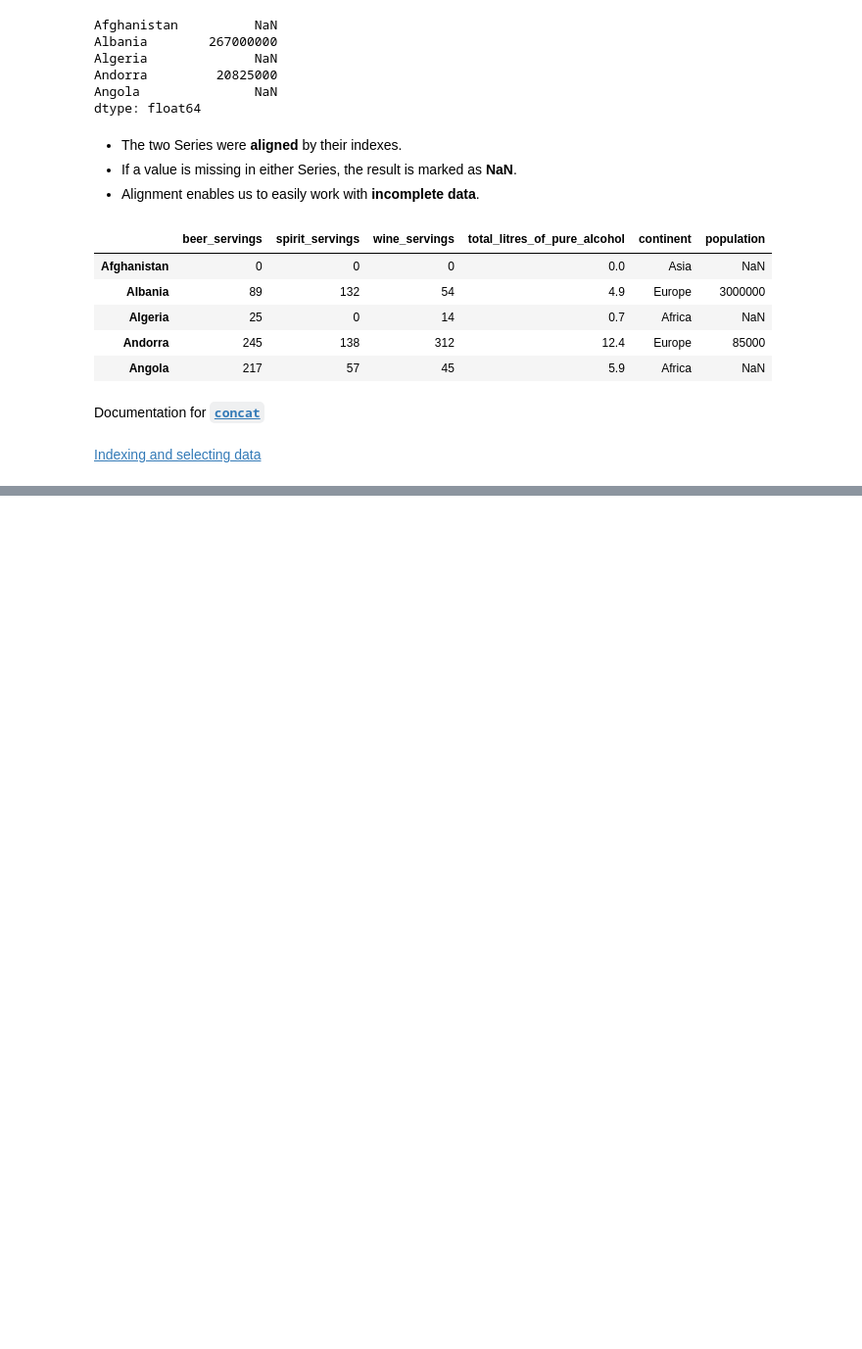
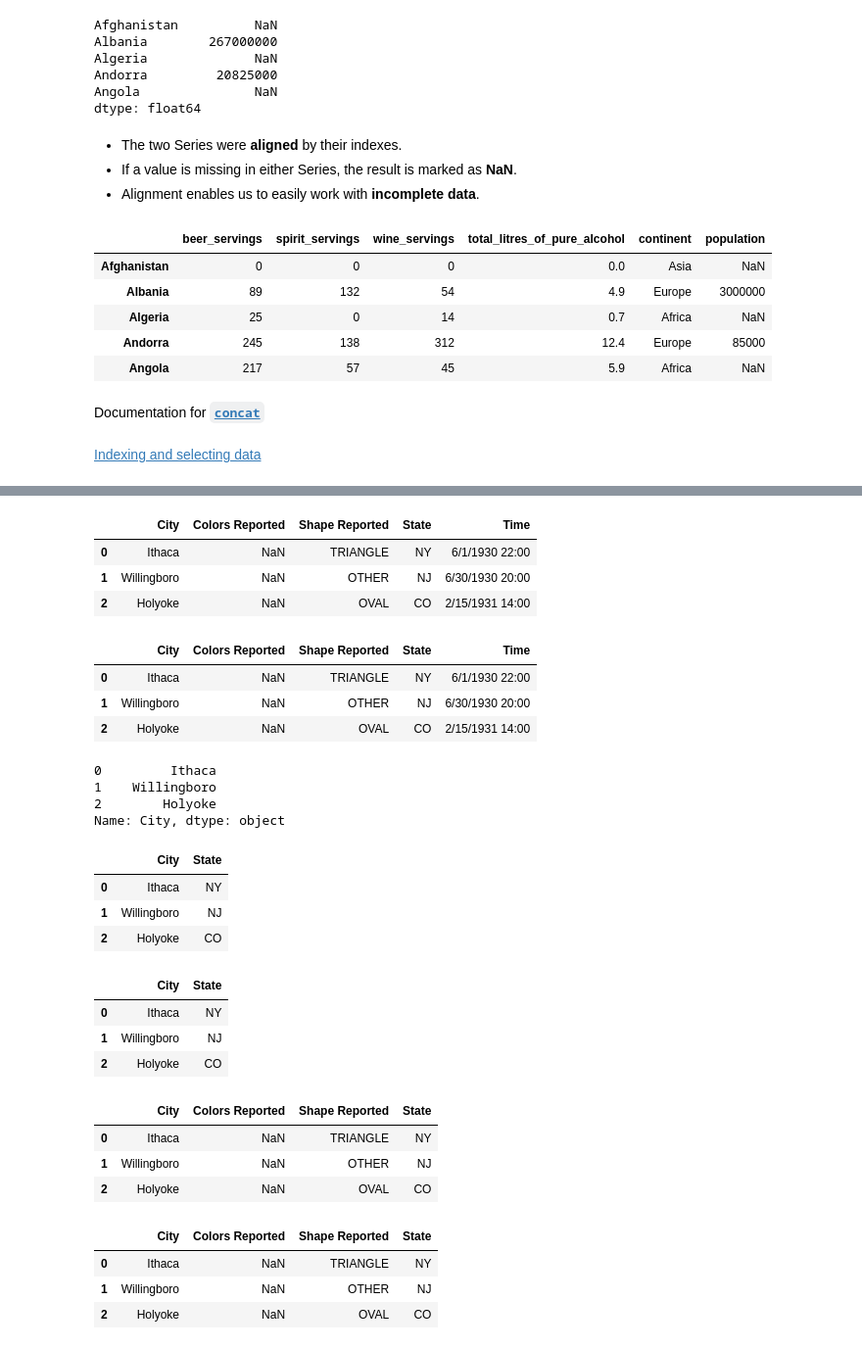
Before and after one commit to justmarkham/pandas-videos, a Jupyter notebook: pandas.ipynb, the cells around one changed output, grey strips where cells are left out. Shown: that part at 98% size. Saved outputs shown, nothing was run; the diff lists cells and outputs as text; code cells hidden in the pictures; blank space fills up the shorter version.

```diff
--- a/pandas.ipynb
+++ b/pandas.ipynb
@@ -1670,0 +1674,4 @@ Documentation for [**`concat`**](http://pandas.pydata.org/pandas-docs/stable/gen
+# %%
+# read a dataset of UFO reports into a DataFrame
+ufo = pd.read_csv('http://bit.ly/uforeports')
+ufo.head(3)
@@ -1670,0 +1709,56 @@ Documentation for [**`concat`**](http://pandas.pydata.org/pandas-docs/stable/gen
+# %%
+# rows 0 through 2 (inclusive), all columns
+ufo.loc[0:2, :]
+# %% [output]
+|  | City | Colors Reported | Shape Reported | State | Time |
+| 0 | Ithaca | NaN | TRIANGLE | NY | 6/1/1930 22:00 |
+| 1 | Willingboro | NaN | OTHER | NJ | 6/30/1930 20:00 |
+| 2 | Holyoke | NaN | OVAL | CO | 2/15/1931 14:00 |
+# %%
+# this implies "all columns", but explicitly stating "all columns" is better
+ufo.loc[0:2]
+# %% [output]
+|  | City | Colors Reported | Shape Reported | State | Time |
+| 0 | Ithaca | NaN | TRIANGLE | NY | 6/1/1930 22:00 |
+| 1 | Willingboro | NaN | OTHER | NJ | 6/30/1930 20:00 |
+| 2 | Holyoke | NaN | OVAL | CO | 2/15/1931 14:00 |
+# %%
+# rows 0 through 2 (inclusive), column 'City'
+ufo.loc[0:2, 'City']
+# %% [output]
+0         Ithaca
+1    Willingboro
+2        Holyoke
+Name: City, dtype: object
+# %%
+# rows 0 through 2 (inclusive), columns 'City' and 'State'
+ufo.loc[0:2, ['City', 'State']]
+# %% [output]
+|  | City | State |
+| 0 | Ithaca | NY |
+| 1 | Willingboro | NJ |
+| 2 | Holyoke | CO |
+# %%
+# accomplish the same thing using double brackets - but using 'loc' is preferred since it's more explicit
+ufo[['City', 'State']].head(3)
+# %% [output]
+|  | City | State |
+| 0 | Ithaca | NY |
+| 1 | Willingboro | NJ |
+| 2 | Holyoke | CO |
+# %%
+# rows 0 through 2 (inclusive), columns 'City' through 'State' (inclusive)
+ufo.loc[0:2, 'City':'State']
+# %% [output]
+|  | City | Colors Reported | Shape Reported | State |
+| 0 | Ithaca | NaN | TRIANGLE | NY |
+| 1 | Willingboro | NaN | OTHER | NJ |
+| 2 | Holyoke | NaN | OVAL | CO |
+# %%
+# accomplish the same thing using 'head' and 'drop'
+ufo.head(3).drop('Time', axis=1)
+# %% [output]
+|  | City | Colors Reported | Shape Reported | State |
+| 0 | Ithaca | NaN | TRIANGLE | NY |
+| 1 | Willingboro | NaN | OTHER | NJ |
+| 2 | Holyoke | NaN | OVAL | CO |
```
Also changed, not shown: parts of 22 cells of this notebook, 1 other file.
